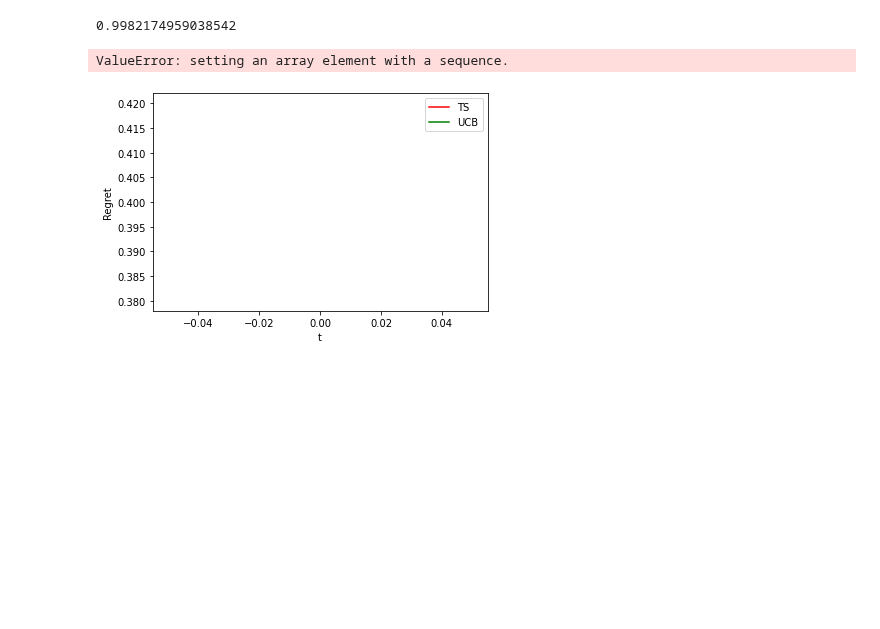
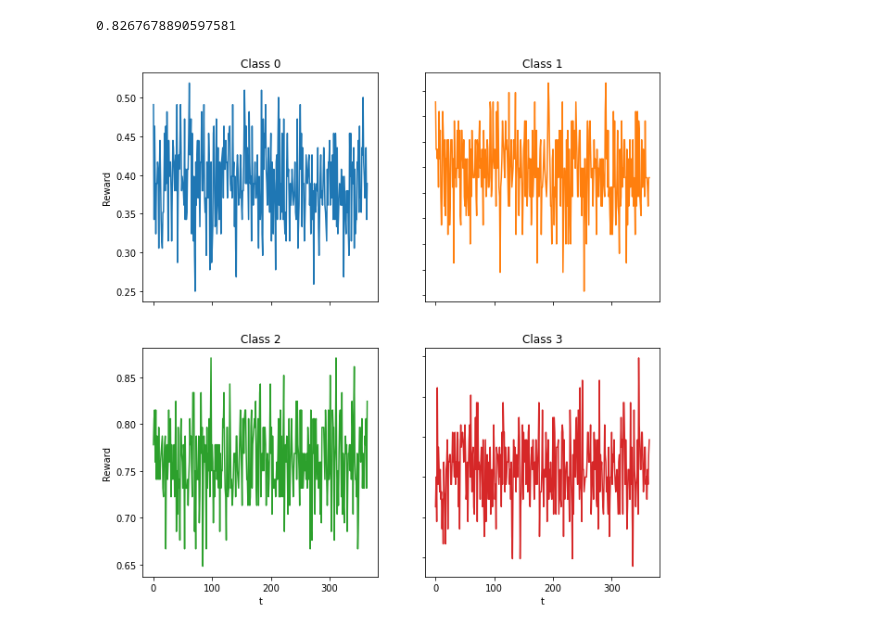
Before and after one commit to AliceCasali/Data_Intelligence_Application, a Jupyter notebook: step3.ipynb, the cells around one changed output. Saved outputs shown, nothing was run; the diff lists cells and outputs as text; code cells hidden in the pictures; blank space fills up the shorter version.

```diff
--- a/step3.ipynb
+++ b/step3.ipynb
@@ -20,54 +20,14 @@ conv_rate2 = np.array([[0.1, 0.2, 0.15, 0.2],
                     [0.4, 0.45, 0.35, 0.6]])
 
 prices = [500, 690, 750, 850, 900]
+arms = prices #TODO:change this value
 n_classes = 4
 
-#T = 300
-
 conv_rate1 = generate_conversion_rate(prices)
-n_customers =  [100,100,100,100]
 
 max_conv = np.argmax(conv_rate1)
 
 opt = conv_rate1[max_conv]
 print(opt)
 # %% [output]
-0.9982174959038542
+0.8267678890597581
-# %%
-n_experiments = 200
-ts_rewards_per_experiment = np.zeros([n_classes , n_customers[1]])
-u_rewards_per_experiment = np.zeros([n_classes , n_customers[1]])
-
-customerParams = zip([200,200,200,200], [50,50,50,50])
-env = Environment(customerParams, discounts, prices, conv_rate1, conv_rate2)
-ts_learner =TS_Learner(arms=prices)
-u_learner = UCB(n_arms=len(prices))
-for c in range(n_classes):
-    for customer in range(n_customers[c]):
-        arms = prices  # +constant second item
-        pulled_arm = ts_learner.pull_arm()
-        reward = env.round_1(pulled_arm)
-        ts_learner.update(pulled_arm,reward,c)
-
-        pulled_arm = u_learner.pull_arm()
-        reward = env.round_1(pulled_arm)
-        u_learner.update(pulled_arm,reward,c)
-
-        ts_rewards_per_experiment[c][customer] = ts_learner.rewards_per_arm[c]
-        u_learner_per_experiment[c][customer] = u_learner.rewards_per_arm[c]
-
-        #we wanted to do as before, using customers instead of days, but for some reason it wouldn't work.
-        #Maybe we have to update this only once for class? But in this way the cumulative sum for each class does not make sense.
-# %% [output]
-ValueError: setting an array element with a sequence.
-# %%
-cust_class = 0
-plt.figure(0)
-plt.xlabel("t")
-plt.ylabel("Regret")
-plt.plot(np.mean(ts_rewards_per_experiment[cust_class], axis=0), 'r')
-plt.plot(np.mean(u_rewards_per_experiment[cust_class], axis=0), 'g')
-plt.legend(["TS", "UCB"])
-plt.show()
-# %% [output]
-[figure, removed]
@@ -73,0 +63,19 @@ plt.show()
+# %%
+fig, axs = plt.subplots(2, 2, figsize=(10,10))
+axs[0, 0].plot(np.array([np.mean(x) for x in u_rewards_per_class_per_day[0]]))
+axs[0, 0].set_title('Class 0')
+axs[0, 1].plot(np.array([np.mean(x) for x in u_rewards_per_class_per_day[1]]), 'tab:orange')
+axs[0, 1].set_title('Class 1')
+axs[1, 0].plot(np.array([np.mean(x) for x in u_rewards_per_class_per_day[2]]), 'tab:green')
+axs[1, 0].set_title('Class 2')
+axs[1, 1].plot(np.array([np.mean(x) for x in u_rewards_per_class_per_day[3]]), 'tab:red')
+axs[1, 1].set_title('Class 3')
+
+for ax in axs.flat:
+    ax.set(xlabel='t', ylabel='Reward')
+
+# Hide x labels and tick labels for top plots and y ticks for right plots.
+for ax in axs.flat:
+    ax.label_outer()
+# %% [output]
+[figure, added]
```
Also changed, not shown: parts of 2 cells of this notebook, 4 other files.
